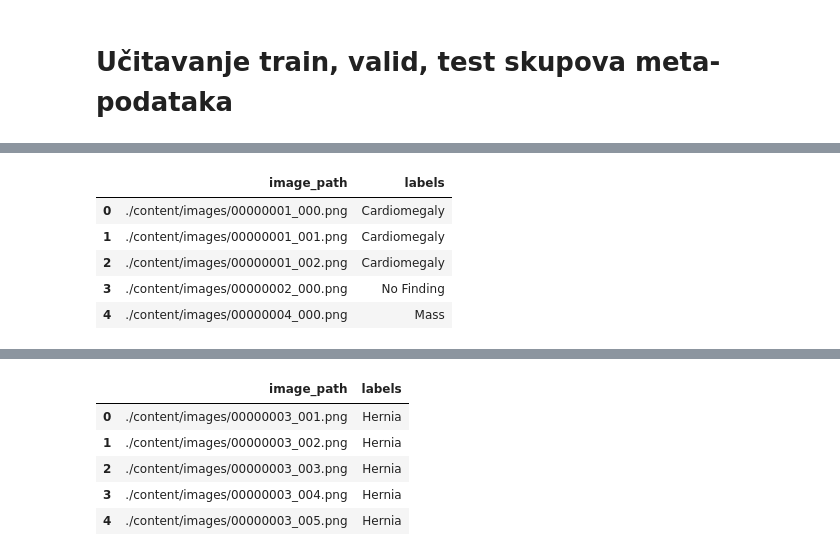
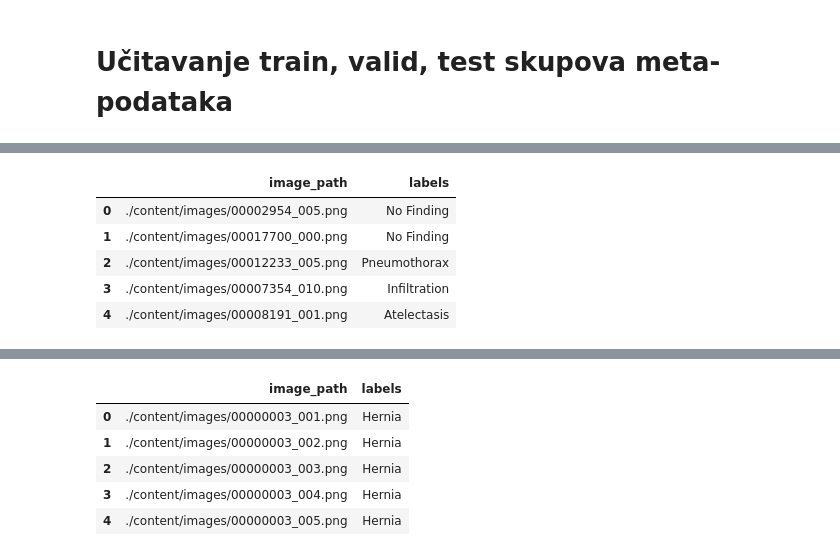
Before and after one commit to npdrums/cnn-chest-x-ray, a Jupyter notebook: cnn_vgg16.ipynb, the cells around one changed output, grey strips where cells are left out. Cells and saved outputs as stored; diff of their text form; code cells hidden in the pictures.

Commit message:
Change in preprocess, improved training, defined new TODO

```diff
--- a/cnn_vgg16.ipynb
+++ b/cnn_vgg16.ipynb
@@ -10,14 +10,15 @@ import tensorflow as tf
 tf.keras.backend.clear_session()
 # %%
 import pandas as pd
-trainValDf = pd.read_csv('/content/drive/MyDrive/Colab Notebooks/datasets/nih-chest-x-ray-train.csv', sep=',', index_col=0)
+trainDf = pd.read_csv('/content/drive/MyDrive/Colab Notebooks/datasets/nih-chest-x-ray-train.csv', sep=',', index_col=0)
+validDf = pd.read_csv('/content/drive/MyDrive/Colab Notebooks/datasets/nih-chest-x-ray-valid.csv', sep=',', index_col=0)
 testDf = pd.read_csv('/content/drive/MyDrive/Colab Notebooks/datasets/nih-chest-x-ray-test.csv', sep=',', index_col=0)
 # %%
-trainValDf.head()
+trainDf.head()
 # %% [output]
 |  | image_path | labels |
-| 0 | ./content/images/00000001_000.png | Cardiomegaly |
-| 1 | ./content/images/00000001_001.png | Cardiomegaly |
-| 2 | ./content/images/00000001_002.png | Cardiomegaly |
-| 3 | ./content/images/00000002_000.png | No Finding |
-| 4 | ./content/images/00000004_000.png | Mass |
+| 0 | ./content/images/00002954_005.png | No Finding |
+| 1 | ./content/images/00017700_000.png | No Finding |
+| 2 | ./content/images/00012233_005.png | Pneumothorax |
+| 3 | ./content/images/00007354_010.png | Infiltration |
+| 4 | ./content/images/00008191_001.png | Atelectasis |
```
Also changed, not shown: parts of 22 cells of this notebook, 2 other files.
